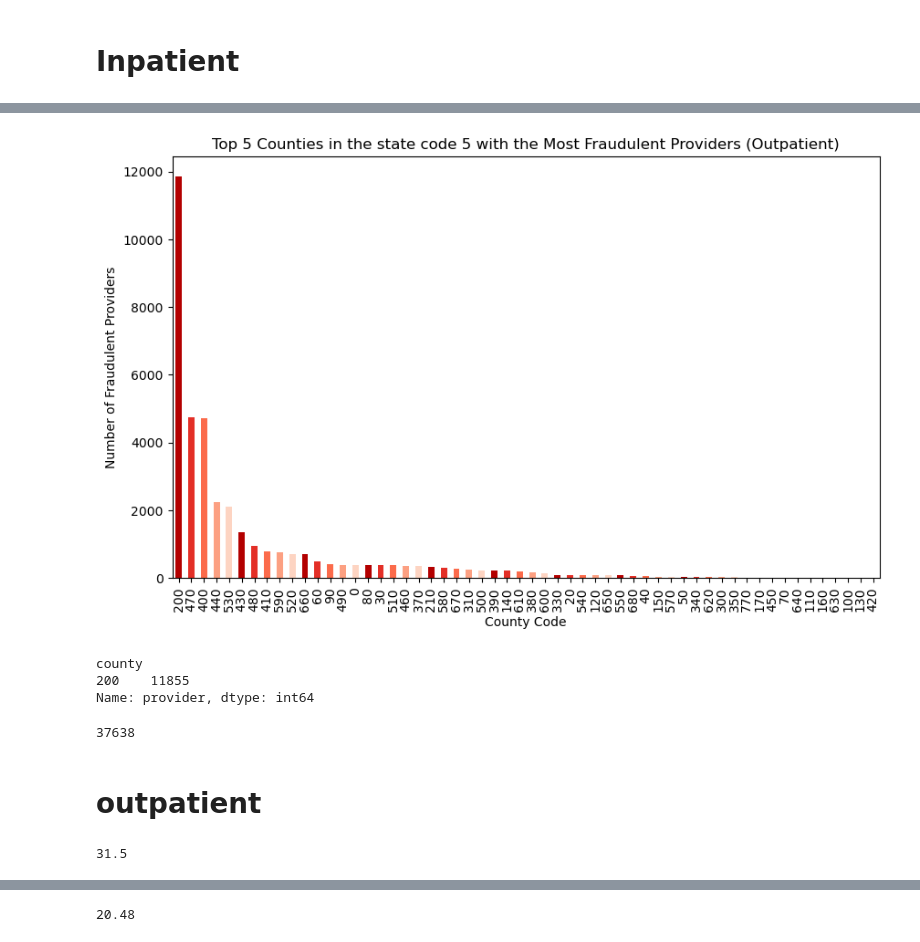
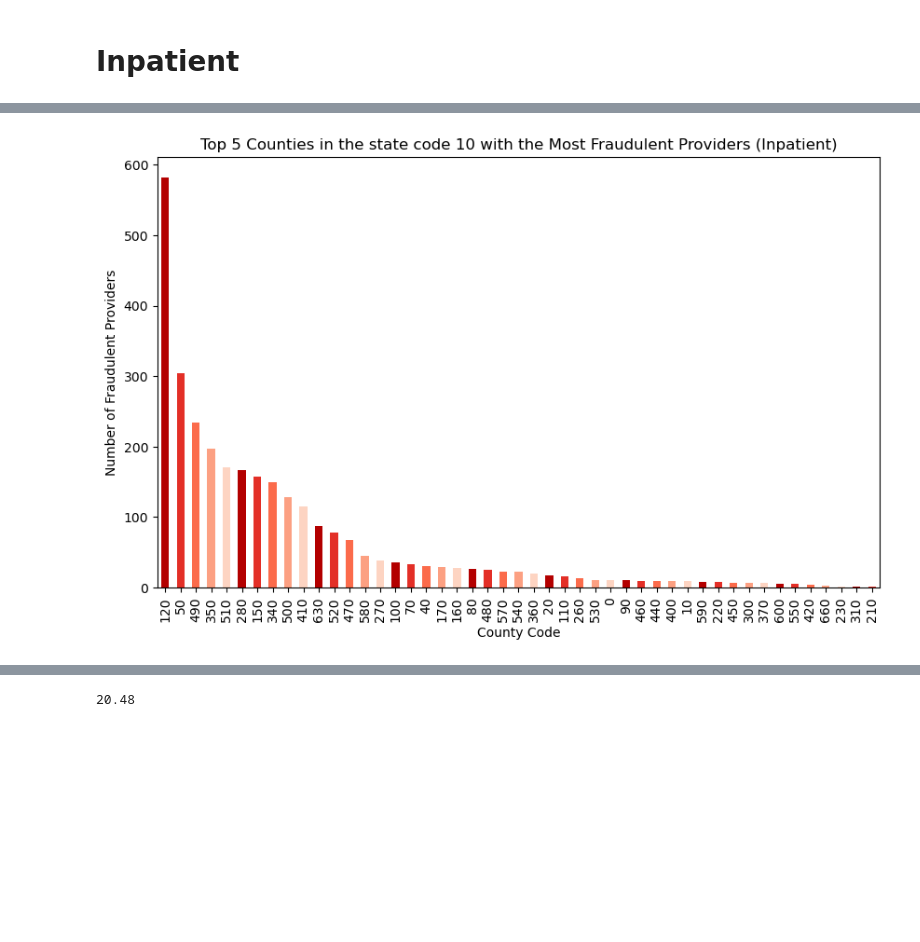
Before and after one commit to AswathyRadha100/Fraud_Detection_In_Healthcare, a Jupyter notebook: Workbooks/Ramiro/Final_Notebook_Draft.ipynb, the cells around one changed output, grey strips where cells are left out. Cells and saved outputs as stored; diff of their text form; code cells hidden in the pictures; blank space fills up the shorter version.

```diff
--- a/Workbooks/Ramiro/Final_Notebook_Draft.ipynb
+++ b/Workbooks/Ramiro/Final_Notebook_Draft.ipynb
@@ -1451,37 +1208,17 @@ round((4769 / 1503218) * 100, 2)
 # %%
 # First find the top state with the most fraud
-top_state = outpatient_df[outpatient_df['potentialfraud'] == 'Yes'].groupby('state')['provider'].count().idxmax()
+top_state = inpatient_df[inpatient_df['potentialfraud'] == 'Yes'].groupby('state')['provider'].count().idxmax()
 # Find and visualize the top 5 counties with the most fraud in the top state
-county_fraud_counts = outpatient_df[(outpatient_df['potentialfraud'] == 'Yes') & (outpatient_df['state'] == top_state)].groupby('county')['provider'].count().sort_values(ascending=False)
+county_fraud_counts = inpatient_df[(inpatient_df['potentialfraud'] == 'Yes') & (inpatient_df['state'] == top_state)].groupby('county')['provider'].count().sort_values(ascending=False)
 # Create a custom color palette with deep red for the highest value and lighter shades for the rest
 red_palette = sns.color_palette("Reds_r", n_colors=5)
 red_palette[0] = (0.7, 0, 0)  # Set the first color to deep red
 # Create a bar graph to visualize the top 5 counties in the top state with the most fraud
 plt.figure(figsize=(10, 6))
 county_fraud_counts.plot(kind='bar', color=red_palette)
-plt.title(f'Top 5 Counties in the state code {top_state} with the Most Fraudulent Providers (Outpatient)')
+plt.title(f'Top 5 Counties in the state code {top_state} with the Most Fraudulent Providers (Inpatient)')
 plt.xlabel('County Code')
 plt.ylabel('Number of Fraudulent Providers')
 plt.show()
 # %% [output]
-[figure, old version]
+[figure, new version]
-# %%
-county_fraud_counts.head(1)
-# %% [output]
-county
-200    11855
-Name: provider, dtype: int64
-# %%
-county_fraud_counts.sum()
-# %% [output]
-37638
-# %% [markdown]
-# outpatient
-# %%
-# 56 total counties
-# all 56 counties submit 37638
-county_fraud_counts.head(1)
-county_fraud_counts.sum()
-round((11855 / 37638) * 100, 2)
-# %% [output]
-31.5
```
Also changed, not shown: parts of 90 cells of this notebook.
